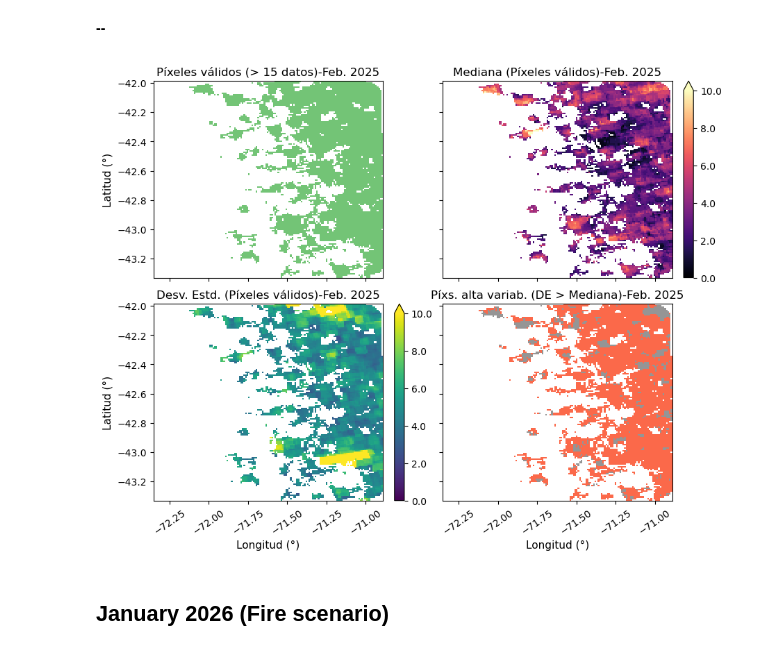
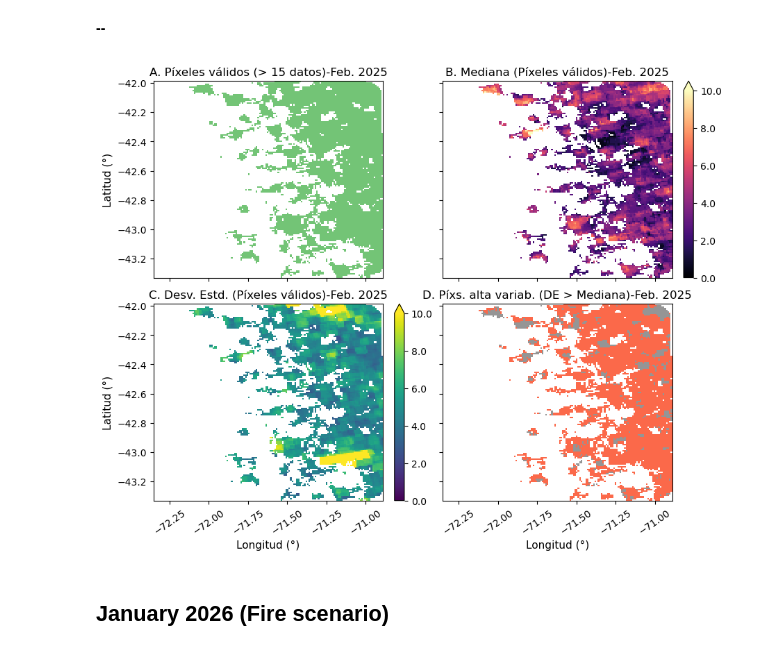
Before and after one commit to francobarrionuevoenv21/MAIE_devs_pub, a Jupyter notebook: Teledt_ambiental/TP5_NO2/TP5_NO2gee.ipynb, the cells around one changed output. Drawn from its saved outputs; the diff is of its cells as text; code cells hidden in the pictures.

```diff
--- a/Teledt_ambiental/TP5_NO2/TP5_NO2gee.ipynb
+++ b/Teledt_ambiental/TP5_NO2/TP5_NO2gee.ipynb
@@ -79,45 +91,46 @@ fig, ax = plt.subplots(2, 2, figsize=(9, 7),
     constrained_layout=True)
 
 # Define a mask
-mask_01 = ds_path03.band_data > 15 # n count pixels greater than 15 (from 30)
+mask_01 = (ds_path03.band_data > 15)  # n count pixels greater than 15 (from 30)
+mask_0102 = (ds_path03.band_data > 15) & (ds_path01.band_data > 0)
 
 ## Pixels with > 15 valid data
 n_val_01 = xr.where(mask_01, 1, 0).where(mask_01)
 n_val_01.plot(ax=ax[0, 0], add_colorbar=False, cmap='Greens')
-ax[0, 0].set_title('Píxeles válidos (> 15 datos)-Feb. 2025')
+ax[0, 0].set_title('A. Píxeles válidos (> 15 datos)-Feb. 2025')
 ax[0, 0].set_ylabel('Latitud (°)', size=11)
 ax[0, 0].set_xlabel(None)
 
 ## Median values for valid pixels
-med_val_01 = ds_path01.band_data.where(mask_01)
+med_val_01 = ds_path01.band_data.where(mask_0102)
 med_val_01.plot(ax=ax[0, 1], cmap='magma', vmin=0, vmax=10,
     cbar_kwargs={"label": None, "format": '%.1f'})
-ax[0, 1].set_title('Mediana (Píxeles válidos)-Feb. 2025')
+ax[0, 1].set_title('B. Mediana (Píxeles válidos)-Feb. 2025')
 ax[0, 1].set_ylabel(None)
 ax[0, 1].set_xlabel(None)
 
 ##-
-std_val_01 = ds_path02.band_data.where(mask_01)
+std_val_01 = ds_path02.band_data.where(mask_0102)
 std_val_01.plot(ax=ax[1, 0], cmap='viridis', vmin=0, vmax=10,
     cbar_kwargs={"label": None, "format": '%.1f'})
-ax[1, 0].set_title('Desv. Estd. (Píxeles válidos)-Feb. 2025')
+ax[1, 0].set_title('C. Desv. Estd. (Píxeles válidos)-Feb. 2025')
 ax[1, 0].set_ylabel('Latitud (°)', size=11)
 ax[1, 0].set_xlabel('Longitud (°)', size=11)
 ax[1, 0].tick_params(axis='x', labelrotation=35)
 ##-
 stdMed_val_01 = xr.where(std_val_01>med_val_01, 1, np.nan)
 n_val_01.plot(ax=ax[1, 1], add_colorbar=False, cmap='Grays') # add background layer for pixels with std < median
 stdMed_val_01.plot(ax=ax[1, 1], add_colorbar=False, cmap='Reds')
-ax[1, 1].set_title('Píxs. alta variab. (DE > Mediana)-Feb. 2025')
+ax[1, 1].set_title('D. Píxs. alta variab. (DE > Mediana)-Feb. 2025')
 ax[1, 1].set_ylabel(None)
 ax[1, 1].set_xlabel('Longitud (°)', size=11)
 ax[1, 1].tick_params(axis='x', labelrotation=35)
 
 # NOTA
 # mediana > sd ==> poca variabilidad
 # mediana < sd ==> alta variabilidad
 # %% [output]
-[figure, old version]
+[figure, new version]
 # %% [markdown]
 ## January 2026 (Fire scenario)
 # %% [markdown]
```
Also changed, not shown: parts of 11 cells of this notebook, 8 other files.
